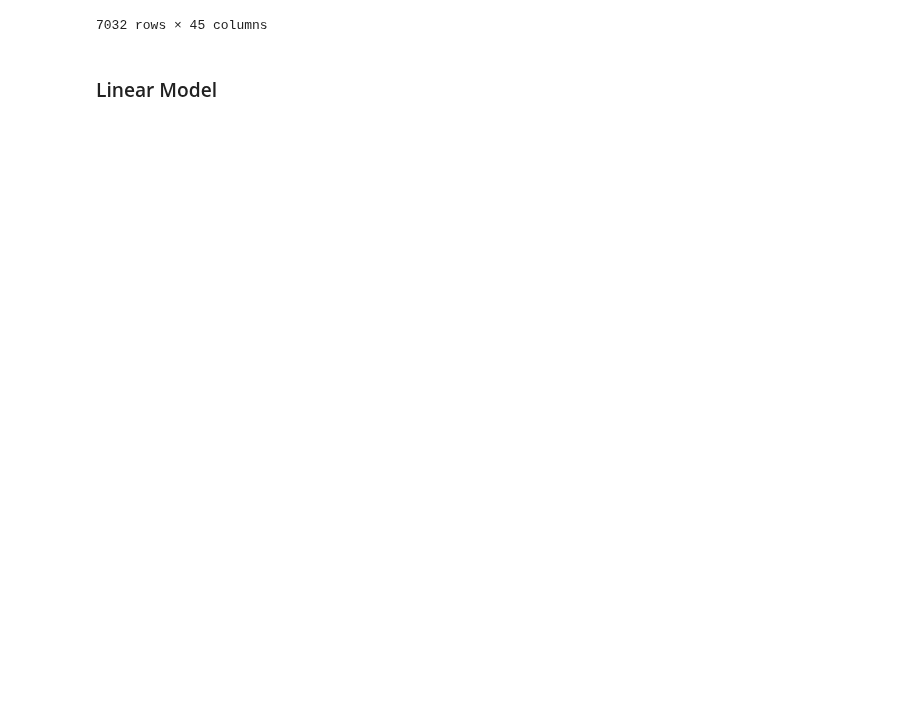
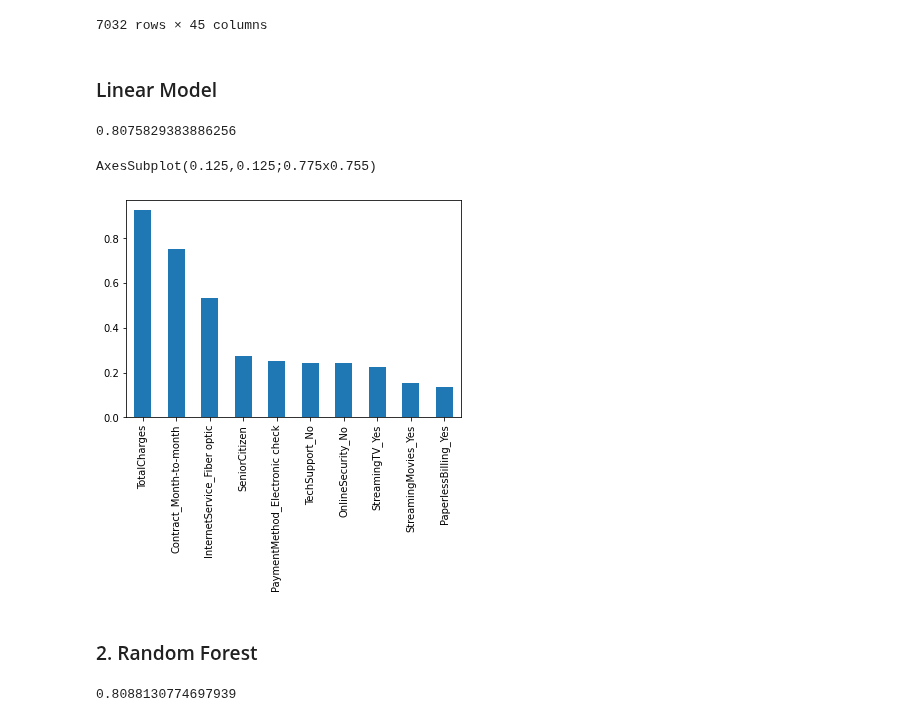
Before and after one commit to buriihenry/Machine-Learning-2, a Jupyter notebook: Telco Churn/Telco churn.ipynb, the cells around one changed output. Drawn from its saved outputs; the diff is of its cells as text; code cells hidden in the pictures; blank space fills up the shorter version.

```diff
--- a/Telco Churn/Telco churn.ipynb
+++ b/Telco Churn/Telco churn.ipynb
@@ -183,4 +184,33 @@ X_train, X_test, y_train, y_test = train_test_split(X, y, test_size=0.3, random_
 #Logistic regression
 from sklearn.linear_model import LogisticRegression
 model=LogisticRegression()
-resul
+result=model.fit(X_train, y_train)
+# %%
+from sklearn import metrics
+prediction_test= model.predict(X_test)
+print(metrics.accuracy_score(y_test, prediction_test))
+# %% [output]
+0.8075829383886256
+# %%
+#To get the weights of all the variables
+weights = pd.Series(model.coef_[0],
+                 index=X.columns.values)
+print (weights.sort_values(ascending = False)[:10].plot(kind='bar'))
+# %% [output]
+AxesSubplot(0.125,0.125;0.775x0.755)
+[figure, added]
+# %% [markdown]
+### 2. Random Forest
+# %%
+from sklearn.ensemble import RandomForestClassifier
+X_train, X_test, y_train, y_test = train_test_split(X, y, test_size=0.2, random_state=101)
+model_rf = RandomForestClassifier(n_estimators = 1000, oob_score=True, n_jobs =-1,
+                                 random_state=50, max_features="auto",
+                                  max_leaf_nodes=30)
+model_rf.fit(X_train,y_train)
+
+#make predictions
+prediction_test = model_rf.predict(X_test)
+print(metrics.accuracy_score(y_test, prediction_test))
+# %% [output]
+0.8088130774697939
```
Also changed, not shown: parts of 2 cells of this notebook.
